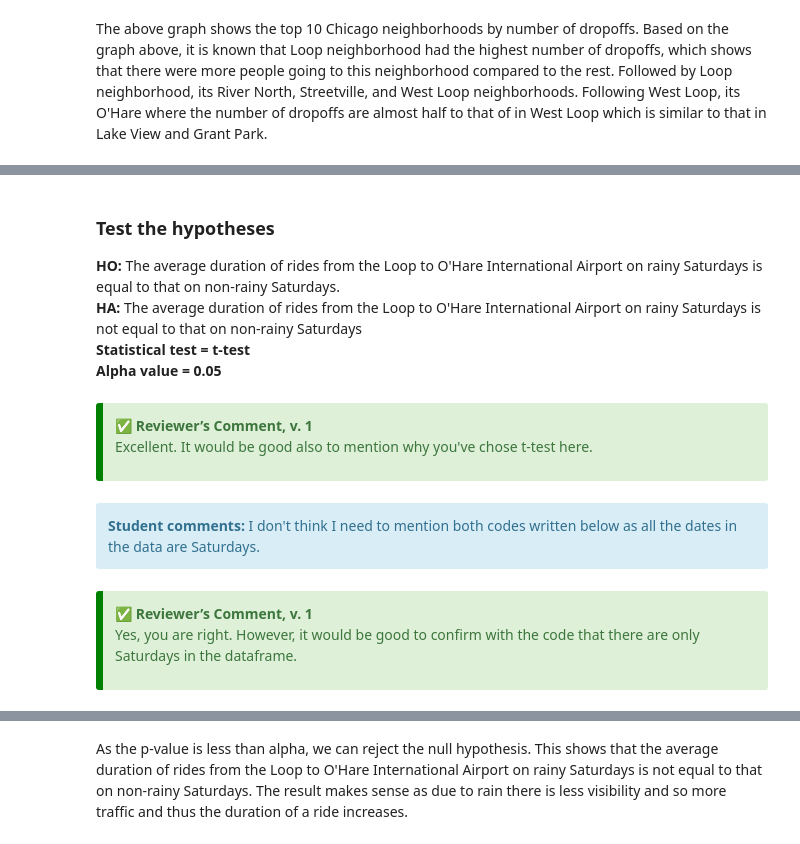
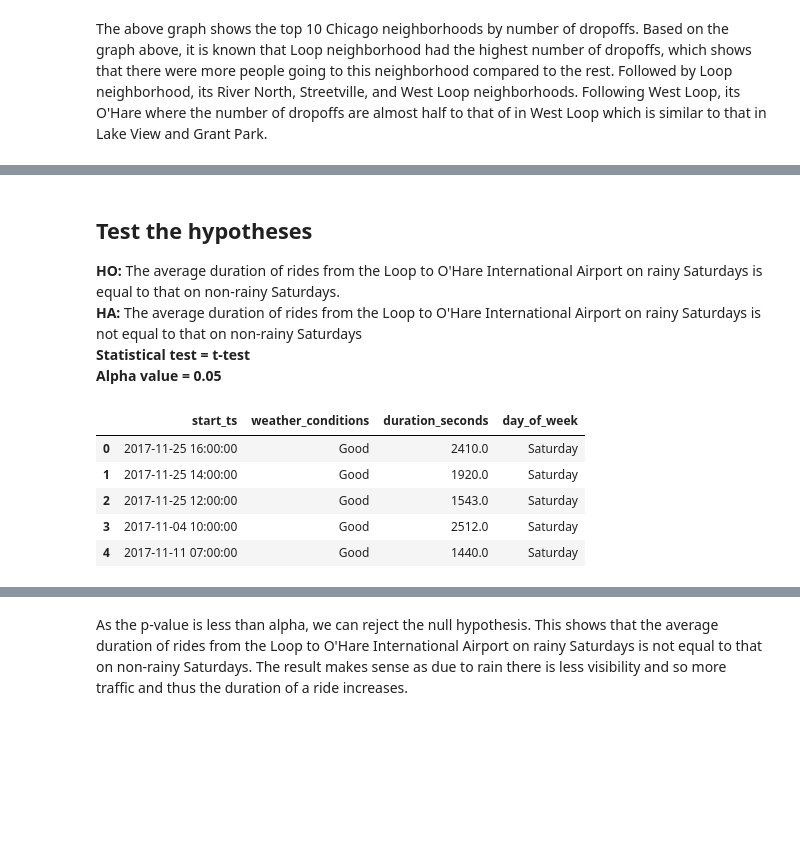
Before and after one commit to jeelfaldu7/passenger_preference_for_rides_sharing, a Jupyter notebook: notebook.ipynb, the cells around one changed output, grey strips where cells are left out. Saved outputs shown, nothing was run; the diff lists cells and outputs as text; code cells hidden in the pictures; blank space fills up the shorter version.

Commit message:
More organized with comments, Introduction, and a title

```diff
--- a/notebook.ipynb
+++ b/notebook.ipynb
@@ -26,0 +18,4 @@ Keep up the amazing work! 🪄
+# %%
+company_trips = pd.read_csv('moved_project_sql_result_01.csv')
+trips_dropoff_locations = pd.read_csv('moved_project_sql_result_04.csv')
+weather_conditions_duration = pd.read_csv('moved_project_sql_result_07.csv')
@@ -54,2 +47,0 @@ trips_dropoff_locations = pd.read_csv('/datasets/project_sql_result_04.csv')
-# %%
-weather_conditions_duration = pd.read_csv('/datasets/project_sql_result_07.csv')
@@ -351,18 +254,7 @@ Great job! You've created excellent charts with all the required elements, inclu
 # %% [markdown]
-### Test the hypotheses
+## Test the hypotheses
 
 **HO:** The average duration of rides from the Loop to O'Hare International Airport on rainy Saturdays is equal to that on non-rainy Saturdays. <br>
 **HA:** The average duration of rides from the Loop to O'Hare International Airport on rainy Saturdays is not equal to that on non-rainy Saturdays <br>
 **Statistical test = t-test** <br>
 **Alpha value = 0.05**
-# %% [markdown]
-<div class="alert alert-success"; style="border-left: 7px solid green"> <b>✅ Reviewer’s Comment, v. 1</b>
-
-Excellent. It would be good also to mention why you've chose t-test here.
-# %% [markdown]
-<div class="alert alert-info"> <b>Student comments:</b> I don't think I need to mention both codes written below as all the dates in the data are Saturdays.
- </div>
-# %% [markdown]
-<div class="alert alert-success"; style="border-left: 7px solid green"> <b>✅ Reviewer’s Comment, v. 1</b>
-
-Yes, you are right. However, it would be good to confirm with the code that there are only Saturdays in the dataframe.
@@ -369,6 +264,11 @@ Yes, you are right. However, it would be good to confirm with the code that ther
 # %%
-weather_conditions_duration['day_of_week'] = weather_conditions_duration['start_ts'].dt.day_name()
-
-# Filter for Saturdays
-
+# Filter the weather_conditions_duration dataframe for Saturdays
 saturdays = weather_conditions_duration[weather_conditions_duration['day_of_week'] == 'Saturday']
+display(saturdays.head())
+# %% [output]
+|  | start_ts | weather_conditions | duration_seconds | day_of_week |
+| 0 | 2017-11-25 16:00:00 | Good | 2410.0 | Saturday |
+| 1 | 2017-11-25 14:00:00 | Good | 1920.0 | Saturday |
+| 2 | 2017-11-25 12:00:00 | Good | 1543.0 | Saturday |
+| 3 | 2017-11-04 10:00:00 | Good | 2512.0 | Saturday |
+| 4 | 2017-11-11 07:00:00 | Good | 1440.0 | Saturday |
```
Also changed, not shown: parts of 76 cells of this notebook.
